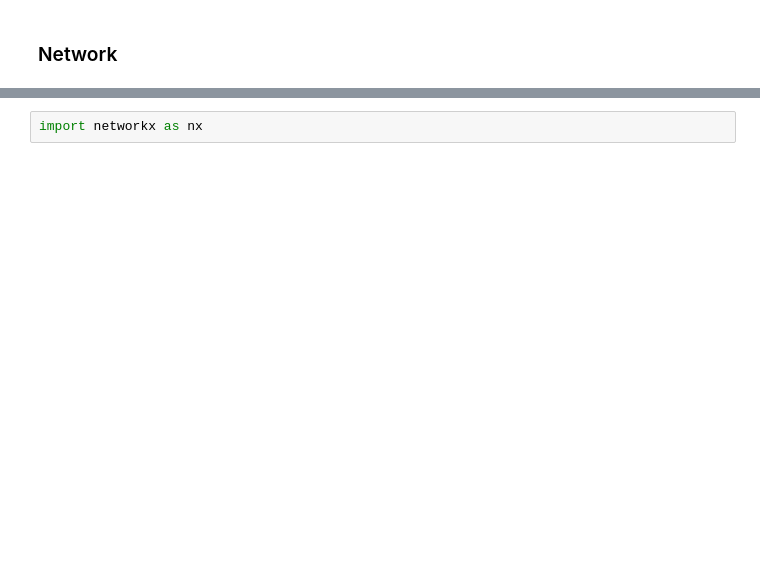
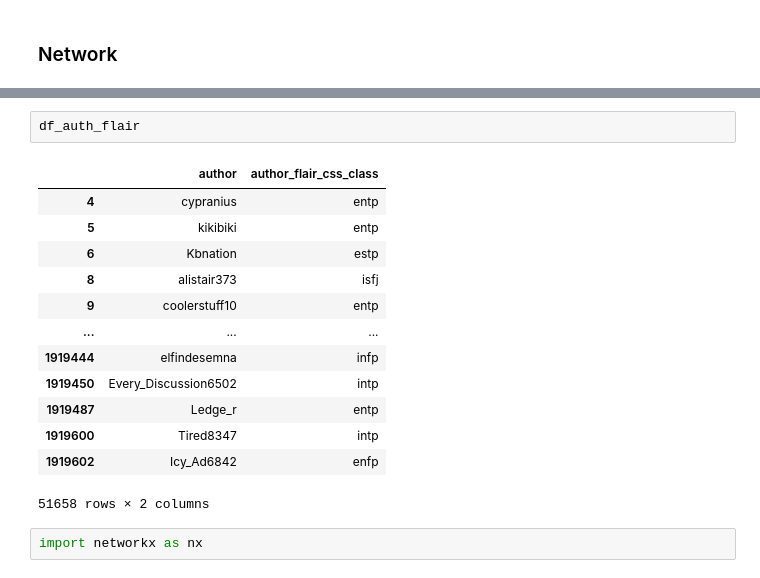
Before and after one commit to gmg00/SNA, a Jupyter notebook: EDA2.ipynb, the cells around one changed output, grey strips where cells are left out. Cells and saved outputs as stored; diff of their text form; blank space fills up the shorter version.

```diff
--- a/EDA2.ipynb
+++ b/EDA2.ipynb
@@ -120,2 +153,18 @@ Name: count, dtype: int64
+# %%
+df_auth_flair
+# %% [output]
+|  | author | author_flair_css_class |
+| 4 | cypranius | entp |
+| 5 | kikibiki | entp |
+| 6 | Kbnation | estp |
+| 8 | alistair373 | isfj |
+| 9 | coolerstuff10 | entp |
+| ... | ... | ... |
+| 1919444 | elfindesemna | infp |
+| 1919450 | Every_Discussion6502 | intp |
+| 1919487 | Ledge_r | entp |
+| 1919600 | Tired8347 | intp |
+| 1919602 | Icy_Ad6842 | enfp |
+51658 rows × 2 columns
 # %%
 import networkx as nx
```
Also changed, not shown: parts of 8 cells of this notebook.
